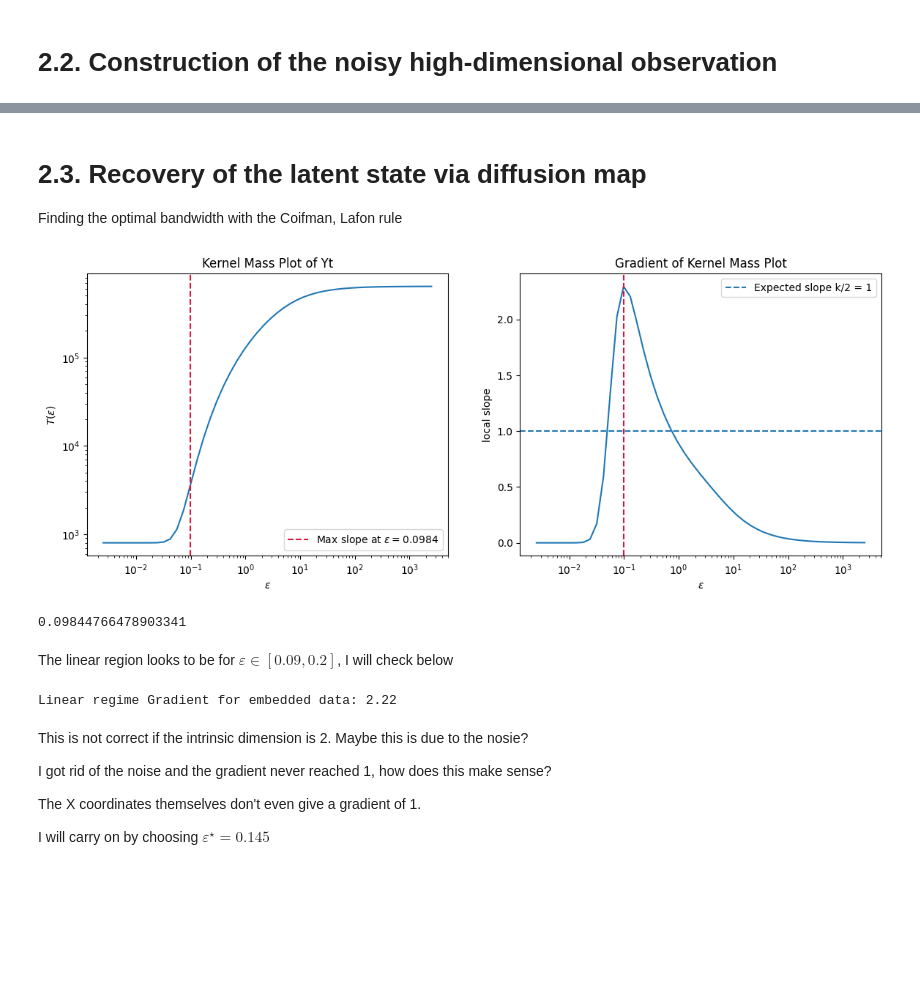
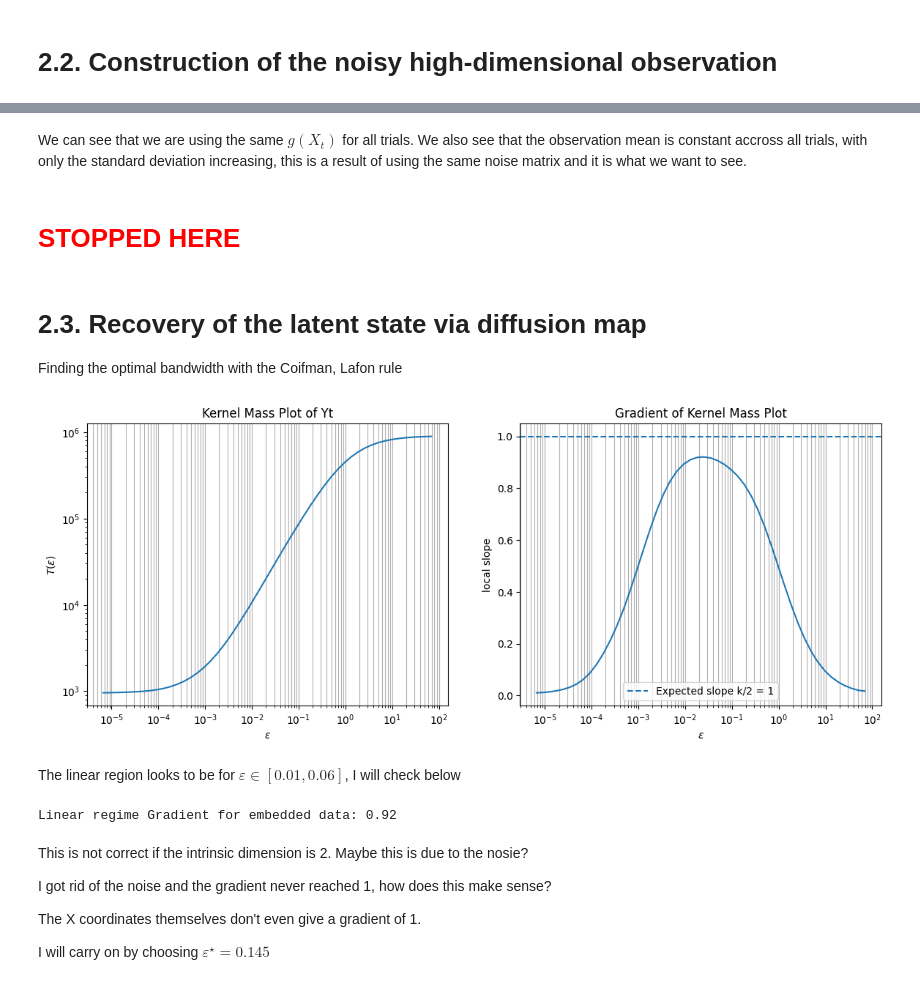
Before and after one commit to adamfowliee/JDKF_Starter, a Jupyter notebook: InitialTasks/LatentEstimation.ipynb, the cells around one changed output, grey strips where cells are left out. Cells and saved outputs as stored; diff of their text form; code cells hidden in the pictures; blank space fills up the shorter version.

```diff
--- a/InitialTasks/LatentEstimation.ipynb
+++ b/InitialTasks/LatentEstimation.ipynb
@@ -140,0 +257,19 @@ This looks nothing like the plot on the sphere
+# %%
+fig, axes = plt.subplots(2, 1, figsize=(10, 5), sharex=True)
+
+axes[0].plot(t, Y_geom[:, 0], label=r"$Y_{t,1}$")
+axes[0].plot(t, Y_geom[:, 1], label=r"$Y_{t,2}$")
+axes[0].set_title("Latent OU coordinates")
+axes[0].legend()
+axes[0].grid(True, alpha=0.3)
+
+axes[1].plot(t, G[:, 0], label=r"$g_1(X_t)$")
+axes[1].plot(t, G[:, 1], label=r"$g_2(X_t)$")
+axes[1].plot(t, G[:, 2], label=r"$g_3(X_t)$")
+axes[1].set_title("Observed nonlinear coordinates")
+axes[1].legend()
+axes[1].grid(True, alpha=0.3)
+
+axes[-1].set_xlabel("Time")
+plt.tight_layout()
+plt.show()
@@ -141,3 +311,7 @@ This looks nothing like the plot on the sphere
+# %% [markdown]
+We can see that we are using the same $g(X_t)$ for all trials. We also see that the observation mean is constant accross all trials, with only the standard deviation increasing, this is a result of using the same noise matrix and it is what we want to see.
+# %% [markdown]
+# <span style="color:red"> STOPPED HERE
 # %% [markdown]
 # 2.3.  Recovery of the latent state via diffusion map
 Finding the optimal bandwidth with the Coifman, Lafon rule
@@ -156,73 +328,77 @@ def kernel_mass(D, eps_grid):
         T_eps: List of kernel masses for each bandwidth
     '''
 
+    n = D.shape[0]
     T_eps = []
+    T_off_eps = []
 
     for epsilon in eps_grid:
         T = np.sum(np.exp(-D / epsilon))
         T_eps.append(T)
+        # Diagonal entries only add 1*n, so T_off is T-n
+        T_off_eps.append(T - n)
 
-    return T_eps
+    return T_eps, T_off_eps
 
-
-
-def plot_kernel_mass(X, title="Kernel Mass Plot", ax=None, plot=True):
-
+def plot_kernel_mass(X, title="Kernel Mass Plot", plot=True, ax=None):
     # Calculate squared distances between xi xj
     d = sp.spatial.distance.pdist(X)**2
     D = sp.spatial.distance.squareform(d)
+
+    ### FIX: Found median of minimal distance of each row
+    ### this is used to set the lower end of the grid
+    D_no_diag = D.copy()
+    np.fill_diagonal(D_no_diag, np.inf)
+
+    d_min = np.median(np.min(D_no_diag, axis=1))
     d_med = np.median(d)
 
     eps_grid = np.logspace(
-        np.log10(d_med) - 3,
-        np.log10(d_med) + 3,
+        np.log10(d_min) - 2,
+        np.log10(d_med) + 2,
         50
     )
-    T_eps = kernel_mass(D, eps_grid)
+
+    T_eps, T_off_eps = kernel_mass(D, eps_grid)
 
     log_eps = np.log(eps_grid)
     log_T = np.log(T_eps)
     slope = np.gradient(log_T, log_eps)
-    max_slope_idx = np.argmax(slope)
-    eps_at_max_slope = eps_grid[max_slope_idx]
 
     if plot:
         if ax is not None:
             ax.loglog(eps_grid, T_eps)
-            ax.axvline(eps_at_max_slope, linestyle="--", color="crimson", label=fr"Max slope at $\varepsilon={eps_at_max_slope:.3g}$")
+            #ax.loglog(eps_grid, T_off_eps)
             ax.set_title(title)
             ax.set_xlabel(r"$\varepsilon$")
             ax.set_ylabel(r"$T(\varepsilon)$")
             ax.legend()
         else:
             fig, (ax1, ax2) = plt.subplots(1,2)
             # Plotting the kernel mass plot
             ax1.loglog(eps_grid, T_eps)
-            ax1.axvline(eps_at_max_slope, linestyle="--", color="crimson", label=fr"Max slope at $\varepsilon={eps_at_max_slope:.3g}$")
             ax1.set_title(title)
             ax1.set_xlabel(r"$\varepsilon$")
             ax1.set_ylabel(r"$T(\varepsilon)$")
-            ax1.legend()
+            ax1.grid(True, axis='x', which='both', ls='-')
             # Plotting the gradient
             ax2.semilogx(eps_grid, slope)
-            ax2.axvline(eps_at_max_slope, linestyle="--", color="crimson")
             ax2.axhline(1, linestyle="--", label="Expected slope k/2 = 1")
             ax2.set_xlabel(r"$\varepsilon$")
             ax2.set_ylabel("local slope")
             ax2.set_title("Gradient of Kernel Mass Plot")
+            ax2.grid(True, axis='x', which='both', ls='-')
             fig.set_figheight(5)
             fig.set_figwidth(14)
             plt.legend()
             plt.show()
 
-    return eps_at_max_slope
-
+yt = obs_dict_00["Zobs"]
 plot_kernel_mass(yt, title="Kernel Mass Plot of Yt")
 # %% [output]
-[figure, old version]
+[figure, new version]
-0.09844766478903341
 # %% [markdown]
-The linear region looks to be for $\varepsilon \in [0.09, 0.2]$, I will check below
+The linear region looks to be for $\varepsilon \in [0.01, 0.06]$, I will check below
 # %%
 def log_polyfit(x, y, deg=1):
     '''
@@ -237,16 +413,16 @@ def log_polyfit(x, y, deg=1):
     return m, c
 
 # region of epsilon grid for linear behaviour
-eps_grid = np.logspace(np.log10(0.07), np.log10(0.2), 40)
+eps_grid = np.logspace(np.log10(0.01), np.log10(0.06), 40)
 # Computing the kernel mass for this region
 d = sp.spatial.distance.pdist(yt)**2
 D = sp.spatial.distance.squareform(d)
-T_eps = kernel_mass(D, eps_grid)
+T_eps, T_off_eps = kernel_mass(D, eps_grid)
 # Computing the slope of the linear region
 m_sr, c_sr = log_polyfit(eps_grid, T_eps)
 print(f'Linear regime Gradient for embedded data: {m_sr:.2f}')
 # %% [output]
-Linear regime Gradient for embedded data: 2.22
+Linear regime Gradient for embedded data: 0.92
 # %% [markdown]
 This is not correct if the intrinsic dimension is 2. Maybe this is due to the nosie?
 
```
Also changed, not shown: parts of 28 cells of this notebook.
